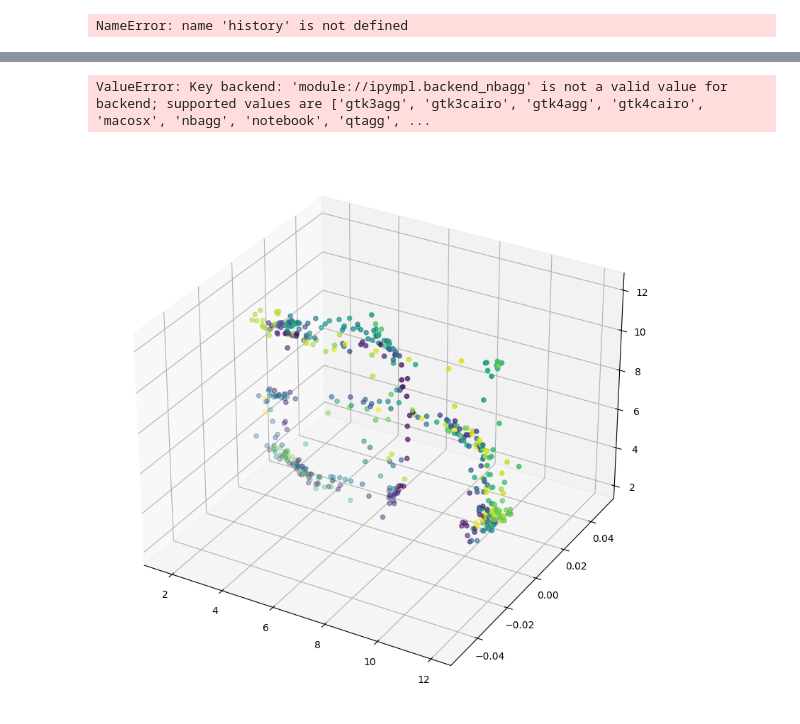
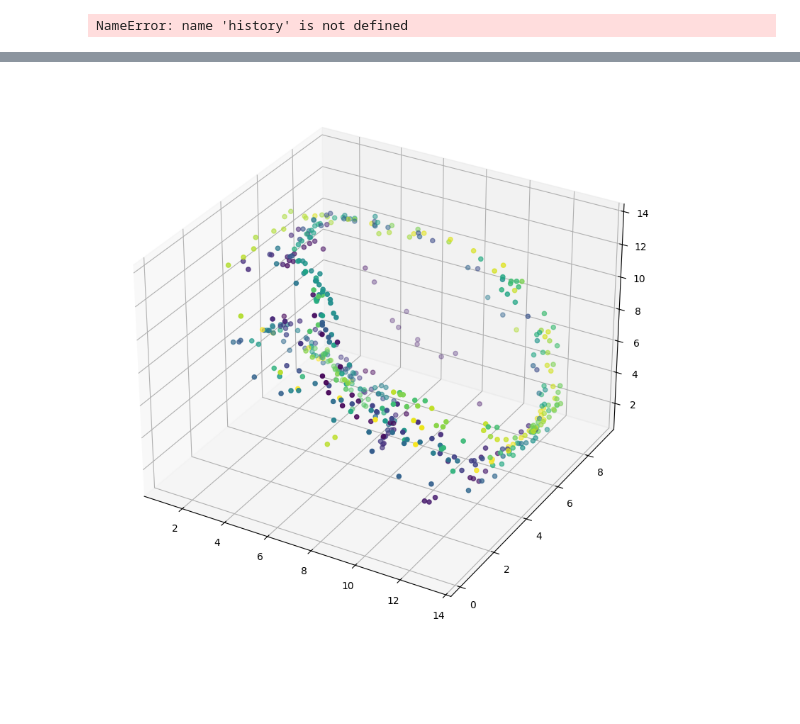
Before and after one commit to Hydropic/Unsupervised-Team-8, a Jupyter notebook: problem-4-ayman/A4_D.ipynb, the cells around one changed output, grey strips where cells are left out. Saved outputs shown, nothing was run; the diff lists cells and outputs as text; code cells hidden in the pictures; blank space fills up the shorter version.

```diff
--- a/problem-4-ayman/A4_D.ipynb
+++ b/problem-4-ayman/A4_D.ipynb
@@ -324,10 +330,7 @@ plt.show()
 # %%
-import matplotlib.pyplot as plt
-all_encode = encoder_model.predict(data_subset)
-zoom = all_encode[:500]
 gradient = np.linspace(0, 1, zoom.shape[0])
 fig = plt.figure(figsize = (10,10))
 ax = plt.axes(projection='3d')
-ax.scatter(zoom[:,0],zoom[:,1],zoom[:,2], cmap="viridis", c=gradient)
+ax.scatter(zoom[:,0],zoom[:,2],zoom[:,3], cmap="viridis", c=gradient)
 plt.show()
 # %% [output]
@@ -335,9 +337 @@ plt.show()
-ValueError: Key backend: 'module://ipympl.backend_nbagg' is not a valid value for backend; supported values are ['gtk3agg', 'gtk3cairo', 'gtk4agg', 'gtk4cairo', 'macosx', 'nbagg', 'notebook', 'qtagg', ...
+[figure, added]
-# %%
-gradient = np.linspace(0, 1, zoom.shape[0])
-fig = plt.figure(figsize = (10,10))
-ax = plt.axes(projection='3d')
-ax.scatter(zoom[:,0],zoom[:,1],zoom[:,2], cmap="viridis", c=gradient)
-plt.show()
-# %% [output]
-[figure, removed]
```
Also changed, not shown: parts of 5 cells of this notebook.
